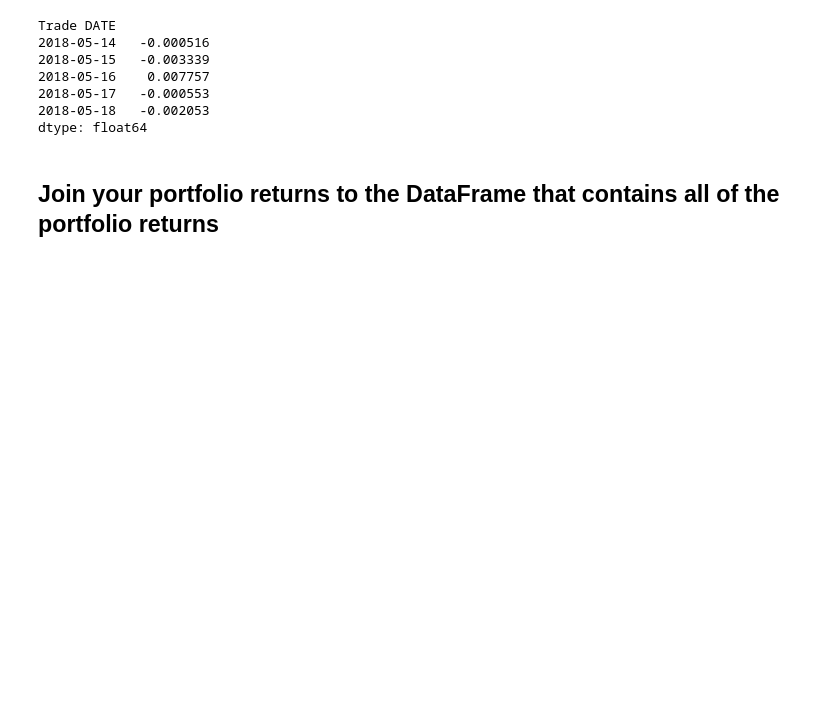
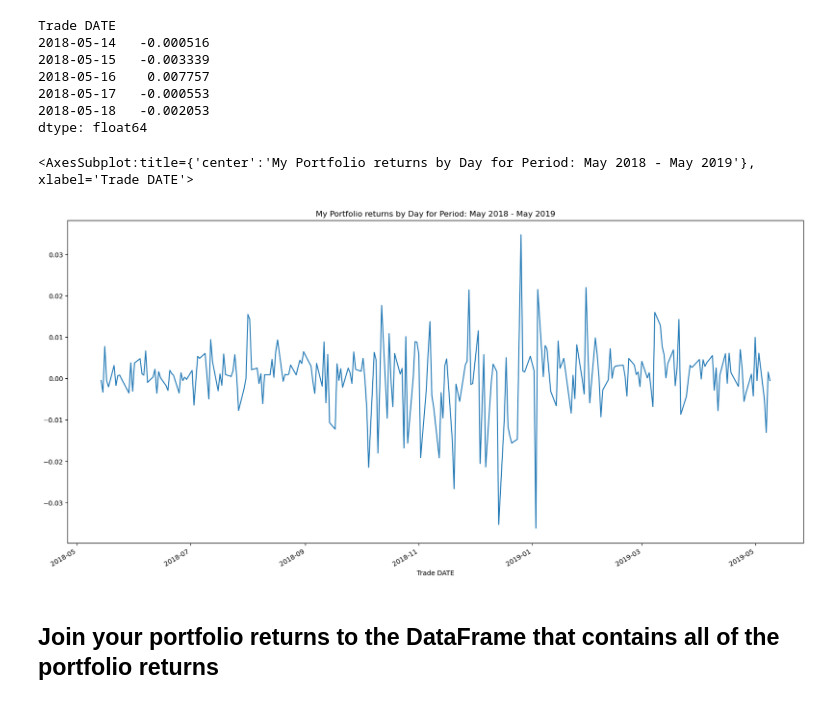
Before and after one commit to mikewenner/Module4_Challenge_Portfolio_Returns, a Jupyter notebook: data/portfolio_analysis.ipynb, the cells around one changed output. Cells and saved outputs as stored; diff of their text form; code cells hidden in the pictures; blank space fills up the shorter version.

Commit message:
1/11 working on error in my portfolio section

```diff
--- a/data/portfolio_analysis.ipynb
+++ b/data/portfolio_analysis.ipynb
@@ -613,6 +617,12 @@ Trade DATE
 2018-05-17   -0.000553
 2018-05-18   -0.002053
 dtype: float64
+# %%
+#Plot the my portfolio returns
+my_portfolio_returns.plot(figsize=(20, 10), title="My Portfolio returns by Day for Period: May 2018 - May 2019")
+# %% [output]
+<AxesSubplot:title={'center':'My Portfolio returns by Day for Period: May 2018 - May 2019'}, xlabel='Trade DATE'>
+[figure, added]
 # %% [markdown]
 ## Join your portfolio returns to the DataFrame that contains all of the portfolio returns
 # %%
```
Also changed, not shown: parts of 13 cells of this notebook.
